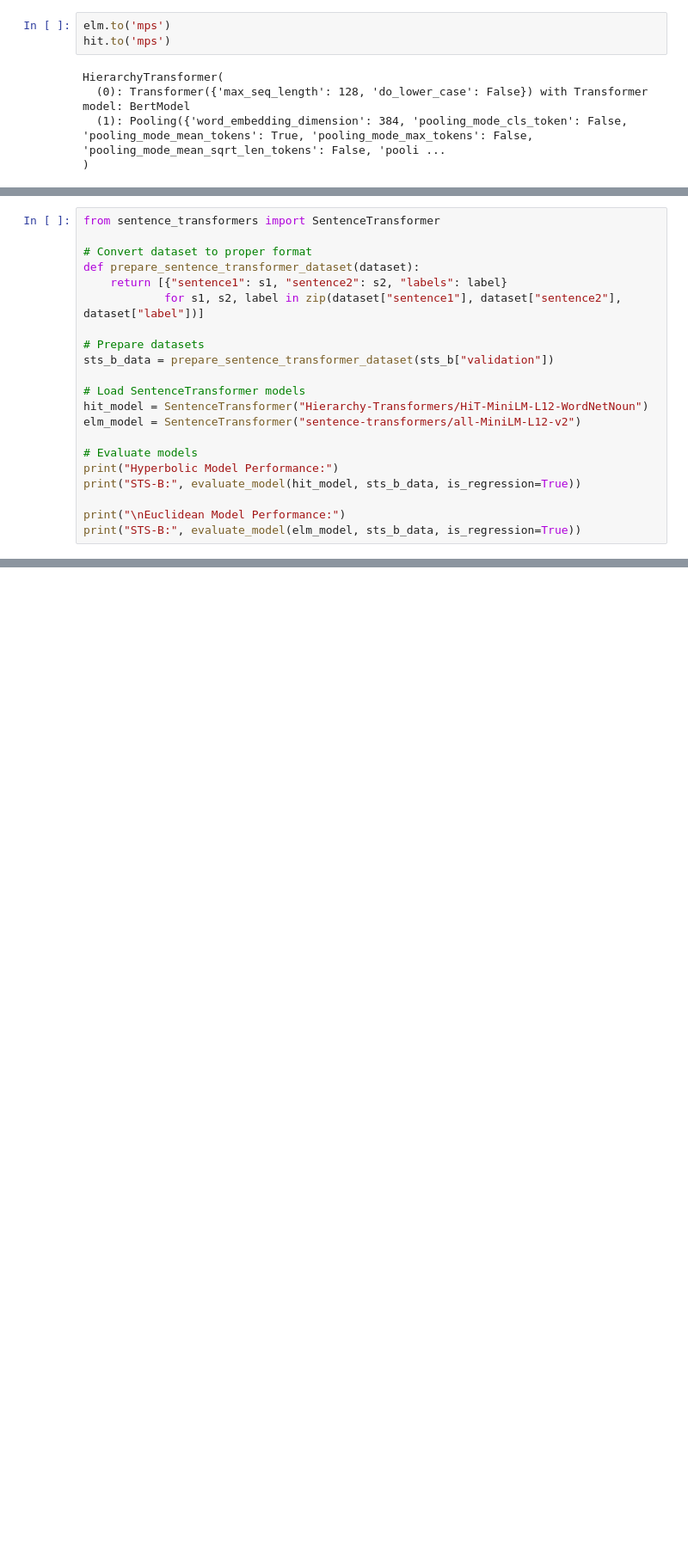
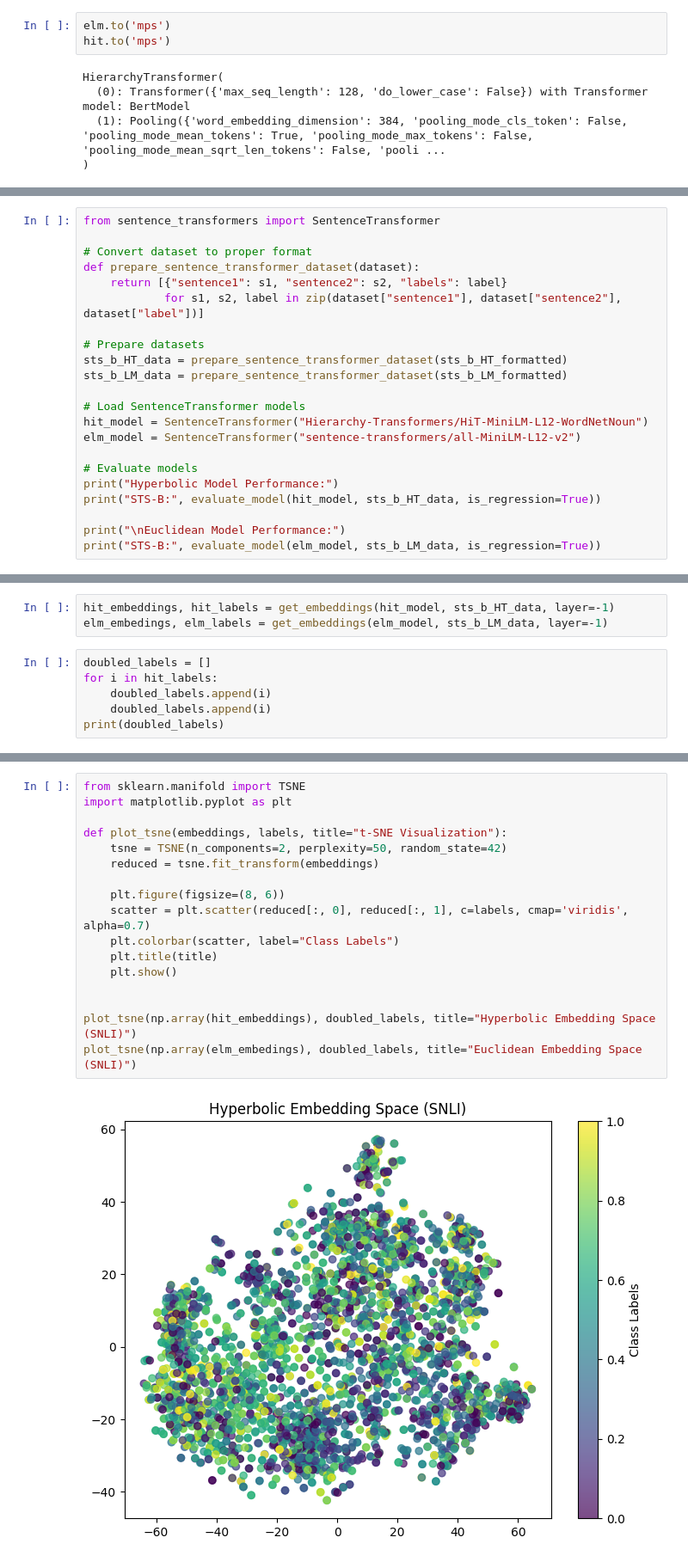
Before and after one commit to CEBangu/HierarchyTransformers, a Jupyter notebook: hyperbolic_nets.ipynb, the cells around one changed output, grey strips where cells are left out. Shown at 86% size. Cells and saved outputs as stored; diff of their text form; blank space fills up the shorter version.

Commit message:
initial plotting + report

```diff
--- a/hyperbolic_nets.ipynb
+++ b/hyperbolic_nets.ipynb
@@ -166,7 +113,8 @@ def prepare_sentence_transformer_dataset(dataset):
             for s1, s2, label in zip(dataset["sentence1"], dataset["sentence2"], dataset["label"])]
 
 # Prepare datasets
-sts_b_data = prepare_sentence_transformer_dataset(sts_b["validation"])
+sts_b_HT_data = prepare_sentence_transformer_dataset(sts_b_HT_formatted)
+sts_b_LM_data = prepare_sentence_transformer_dataset(sts_b_LM_formatted)
 
 # Load SentenceTransformer models
 hit_model = SentenceTransformer("Hierarchy-Transformers/HiT-MiniLM-L12-WordNetNoun")
@@ -174,9 +122,9 @@ elm_model = SentenceTransformer("sentence-transformers/all-MiniLM-L12-v2")
 
 # Evaluate models
 print("Hyperbolic Model Performance:")
-print("STS-B:", evaluate_model(hit_model, sts_b_data, is_regression=True))
+print("STS-B:", evaluate_model(hit_model, sts_b_HT_data, is_regression=True))
 
 print("\nEuclidean Model Performance:")
-print("STS-B:", evaluate_model(elm_model, sts_b_data, is_regression=True))
+print("STS-B:", evaluate_model(elm_model, sts_b_LM_data, is_regression=True))
 # %% [output]
 Hyperbolic Model Performance:
@@ -186,0 +163,9 @@ STS-B: {'pearson_correlation': np.float64(0.876909302337823)}
+# %%
+hit_embeddings, hit_labels = get_embeddings(hit_model, sts_b_HT_data, layer=-1)
+elm_embedings, elm_labels = get_embeddings(elm_model, sts_b_LM_data, layer=-1)
+# %%
+doubled_labels = []
+for i in hit_labels:
+    doubled_labels.append(i)
+    doubled_labels.append(i)
+print(doubled_labels)
@@ -186,0 +178,19 @@ STS-B: {'pearson_correlation': np.float64(0.876909302337823)}
+# %%
+from sklearn.manifold import TSNE
+import matplotlib.pyplot as plt
+
+def plot_tsne(embeddings, labels, title="t-SNE Visualization"):
+    tsne = TSNE(n_components=2, perplexity=50, random_state=42)
+    reduced = tsne.fit_transform(embeddings)
+
+    plt.figure(figsize=(8, 6))
+    scatter = plt.scatter(reduced[:, 0], reduced[:, 1], c=labels, cmap='viridis', alpha=0.7)
+    plt.colorbar(scatter, label="Class Labels")
+    plt.title(title)
+    plt.show()
+
+
+plot_tsne(np.array(hit_embeddings), doubled_labels, title="Hyperbolic Embedding Space (SNLI)")
+plot_tsne(np.array(elm_embedings), doubled_labels, title="Euclidean Embedding Space (SNLI)")
+# %% [output]
+[figure, added]
```
Also changed, not shown: parts of 10 cells of this notebook, 6 other files.
